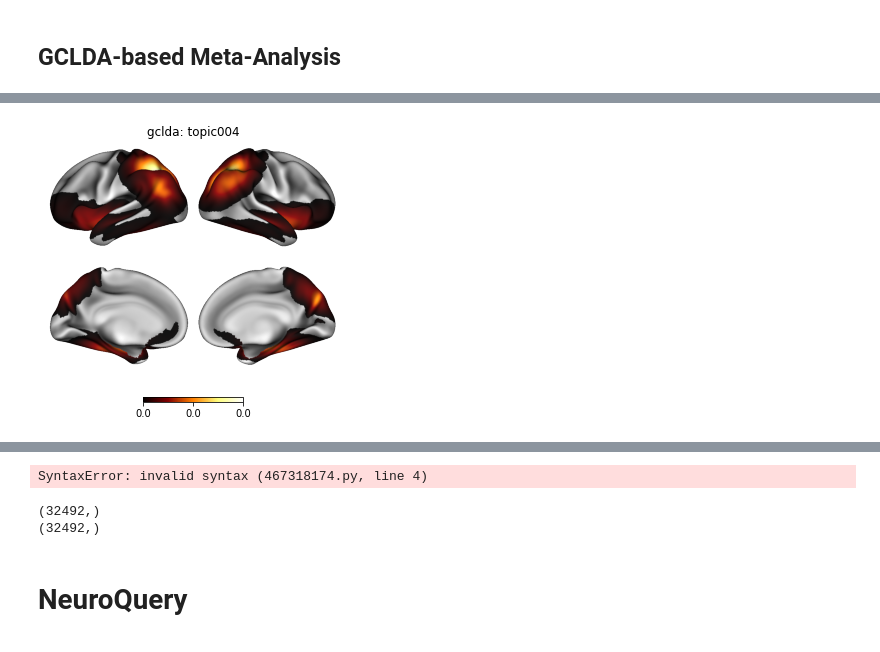
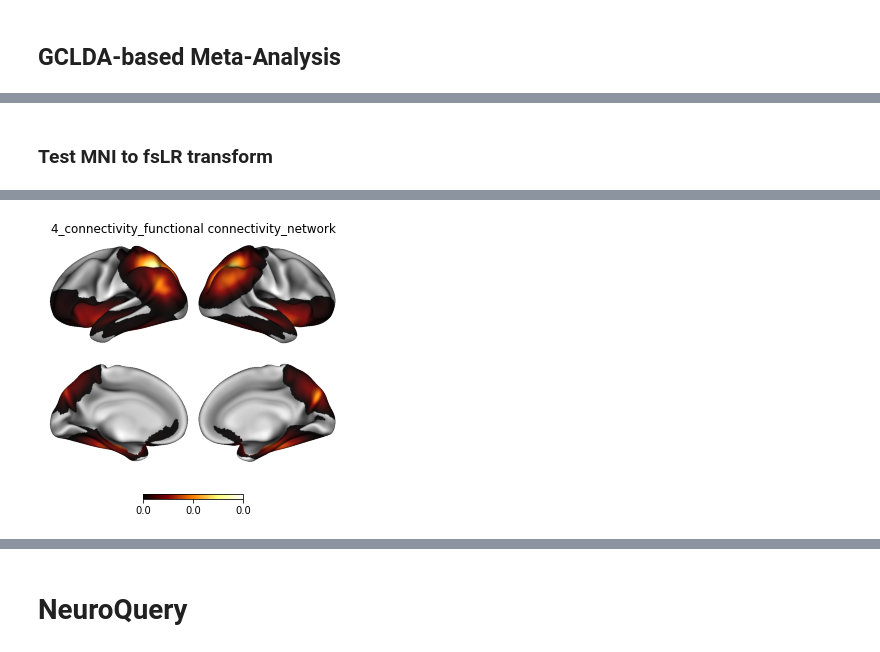
Before and after one commit to NBCLab/gradient-decoding, a Jupyter notebook: figures/meta-analysis.ipynb, the cells around one changed output, grey strips where cells are left out. Drawn from its saved outputs; the diff is of its cells as text; code cells hidden in the pictures.

```diff
--- a/figures/meta-analysis.ipynb
+++ b/figures/meta-analysis.ipynb
@@ -73,9 +69,25 @@ plot_meta_maps(gclda_based_ns_decoder_fn, threshold=0.000001, model="gclda")
+# %% [markdown]
+### Test MNI to fsLR transform
+# %%
+decoder_file = gzip.open(gclda_based_ns_decoder_fn, "rb")
+decoder = pickle.load(decoder_file)
+
+topic_word_weights = decoder.p_word_g_topic_
+n_topics = topic_word_weights.shape[1]
+vocabulary = np.array(decoder.vocabulary)
+sorted_weights_idxs = np.argsort(-topic_word_weights, axis=0)
+top_tokens = [
+    "_".join(vocabulary[sorted_weights_idxs[:, topic_i]][:3])
+    for topic_i in range(n_topics)
+]
+features = [f"{i + 1}_{top_tokens[i]}" for i in range(n_topics)]
 # %%
 gclda_grad_path = op.join(output_dir, "gclda-fslr")
 gclda_grad_lh_fnames = sorted(glob(op.join(gclda_grad_path, "*hemi-L_feature.func.gii")))
 gclda_grad_rh_fnames = sorted(glob(op.join(gclda_grad_path, "*hemi-R_feature.func.gii")))
 gclda_subcort_grad_fnames = sorted(glob(op.join(gclda_grad_path, "*_feature.nii.gz")))
 gclda_grad_fnames = zip(gclda_grad_lh_fnames[:10], gclda_grad_rh_fnames[:10])
+features_to_plot = features[:10]
 
-plot_gradient("../data", gclda_grad_fnames, threshold_=0.000001, cmap="afmhot")
+plot_gradient("../data", gclda_grad_fnames, features_to_plot, threshold_=0.000001, cmap="afmhot")
 # %% [output]
@@ -85 +97 @@ plot_gradient("../data", gclda_grad_fnames, threshold_=0.000001, cmap="afmhot")
-[figure, old version]
+[figure, new version]
@@ -104,30 +104,3 @@ meta_maps_imgs = masking.unmask(
-# %%
-from neuromaps.datasets import fetch_atlas
-import nibabel as nib
-
-import ..utils
-
-data_dir = "../data"
-neuromaps_dir = op.join(data_dir, "neuromaps-data")
-atlas = fetch_atlas("fsLR", "32k", data_dir=data_dir, verbose=0)
-medial_lh, medial_rh = atlas['medial']
-medial_arr_lh = nib.load(medial_lh).agg_data()
-medial_arr_rh = nib.load(medial_rh).agg_data()
-print(medial_arr_lh.shape, medial_arr_rh.shape)
-
-gclda_meta_map = image.index_img(meta_maps_imgs, 0)
-gclda_meta_map_lh, gclda_meta_map_rh = transforms.mni152_to_fslr(gclda_meta_map)
-
-gclda_meta_map_arr_lh = gclda_meta_map_lh.agg_data()
-gclda_meta_map_arr_rh = gclda_meta_map_rh.agg_data()
-# %% [output]
-SyntaxError: invalid syntax (467318174.py, line 4)
-# %%
-print(gclda_meta_map_arr_lh.shape)
-print(gclda_meta_map_arr_rh.shape)
-# %% [output]
-(32492,)
-(32492,)
 # %% [markdown]
 # NeuroQuery
 # %% [markdown]
```
Also changed, not shown: parts of 11 cells of this notebook.
